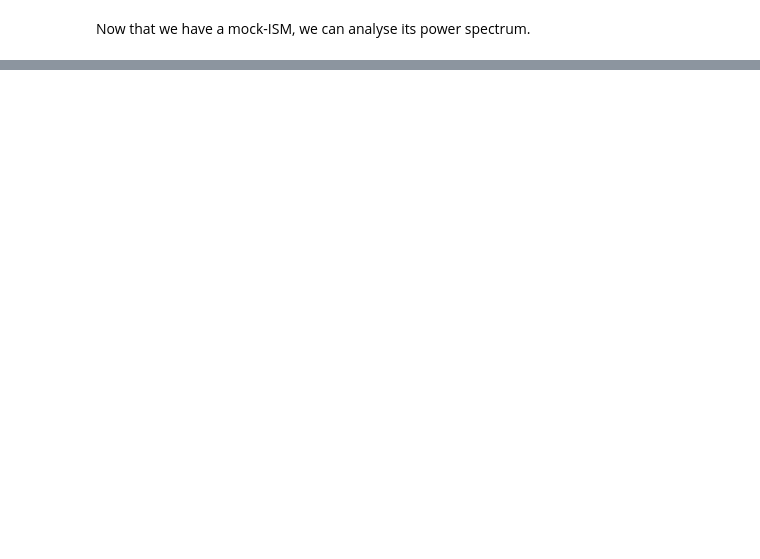
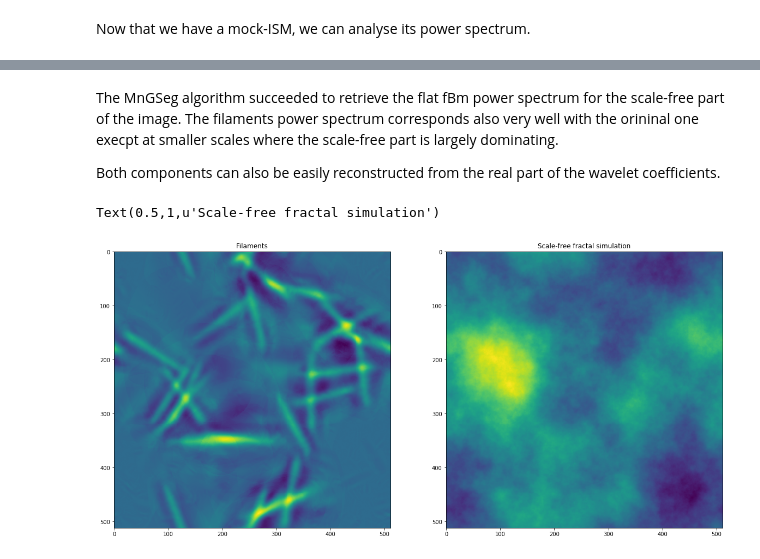
Before and after one commit to jfrob27/pywavan, a Jupyter notebook: tutorial/tuto_pywavan.ipynb, the cells around one changed output, grey strips where cells are left out. Saved outputs shown, nothing was run; the diff lists cells and outputs as text; code cells hidden in the pictures; blank space fills up the shorter version.

```diff
--- a/tutorial/tuto_pywavan.ipynb
+++ b/tutorial/tuto_pywavan.ipynb
@@ -120,0 +177,13 @@ Now we can apply the segmentation methode in order to separate the two component
+# %%
+M = np.size(wav_k)
+
+#Set a list of q that are all starting at 2.5
+#The q parameter set the "sensitivity" to non-Gaussianities in a distribution
+q=[]
+q=[2.5]*M
+
+
+#Wavelet power spectrum where the q parameter is dynamic and will converge
+#to its optimal value as a function of scales and angles according to the skewness
+#of the wavelet coefficients distribution.
+wt, S11a, wav_k, S1a, q = fan_trans(imtot, reso=1, q=q, qdyn=True, skewl=0.4)
@@ -120,0 +204,21 @@ Now we can apply the segmentation methode in order to separate the two component
+# %% [markdown]
+The MnGSeg algorithm succeeded to retrieve the flat fBm power spectrum for the scale-free part of the image. The filaments power spectrum corresponds also very well with the orininal one execpt at smaller scales where the scale-free part is largely dominating.
+
+Both components can also be easily reconstructed from the real part of the wavelet coefficients.
+# %%
+#Image reconstruction from the segmented wavelet coefficients
+filaments = np.sum(wt[M:2*M,:,:].real,axis=0)
+scale_free = np.sum(wt[2*M:3*M,:,:].real,axis=0)
+
+#Plot images
+figure(figsize=(20,10))
+plt.subplot(1,2,1)
+imshow(filaments)
+plt.title('Filaments')
+
+plt.subplot(1,2,2)
+imshow(scale_free)
+plt.title('Scale-free fractal simulation')
+# %% [output]
+Text(0.5,1,u'Scale-free fractal simulation')
+[figure, added]
```
Also changed, not shown: parts of 17 cells of this notebook, 1 other file.
